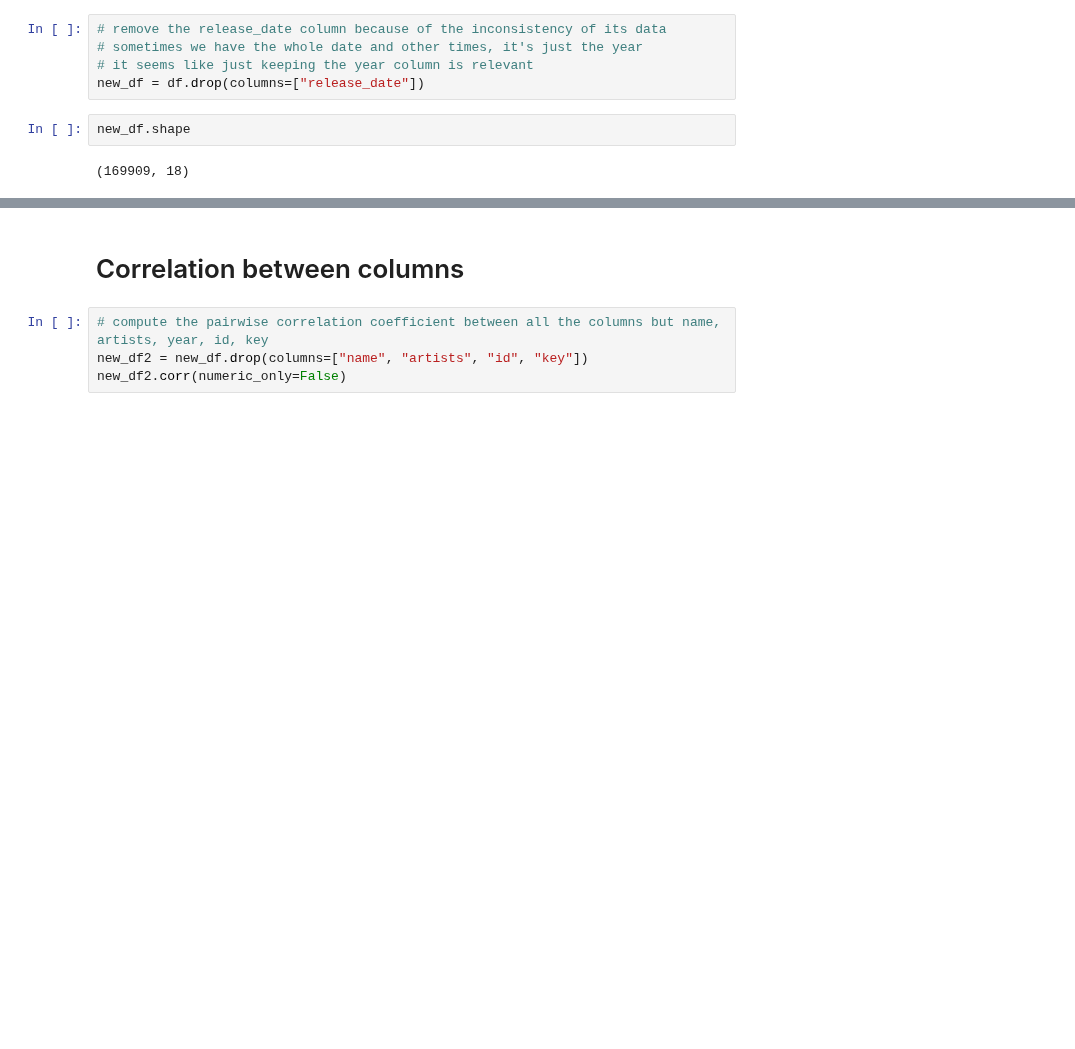
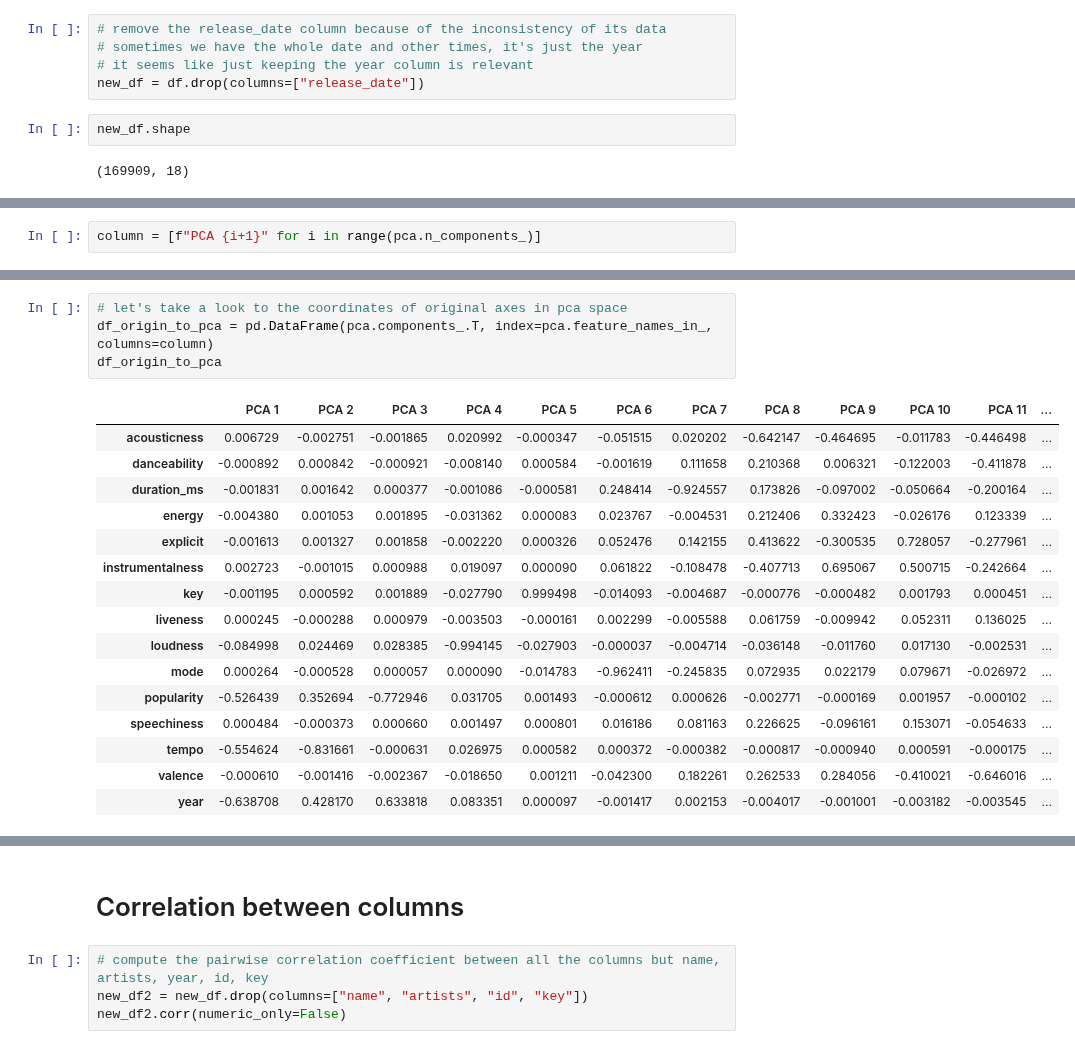
Before and after one commit to Manuela-AYO/DAProject2022, a Jupyter notebook: spotifyAnalysis.ipynb, the cells around one changed output, grey strips where cells are left out. Saved outputs shown, nothing was run; the diff lists cells and outputs as text; blank space fills up the shorter version.

```diff
--- a/spotifyAnalysis.ipynb
+++ b/spotifyAnalysis.ipynb
@@ -78,0 +112,2 @@ new_df.shape
+# %%
+column = [f"PCA {i+1}" for i in range(pca.n_components_)]
@@ -78,0 +126,21 @@ new_df.shape
+# %%
+# let's take a look to the coordinates of original axes in pca space
+df_origin_to_pca = pd.DataFrame(pca.components_.T, index=pca.feature_names_in_, columns=column)
+df_origin_to_pca
+# %% [output]
+|  | PCA 1 | PCA 2 | PCA 3 | PCA 4 | PCA 5 | PCA 6 | PCA 7 | PCA 8 | PCA 9 | PCA 10 | PCA 11 | ... |
+| acousticness | 0.006729 | -0.002751 | -0.001865 | 0.020992 | -0.000347 | -0.051515 | 0.020202 | -0.642147 | -0.464695 | -0.011783 | -0.446498 | ... |
+| danceability | -0.000892 | 0.000842 | -0.000921 | -0.008140 | 0.000584 | -0.001619 | 0.111658 | 0.210368 | 0.006321 | -0.122003 | -0.411878 | ... |
+| duration_ms | -0.001831 | 0.001642 | 0.000377 | -0.001086 | -0.000581 | 0.248414 | -0.924557 | 0.173826 | -0.097002 | -0.050664 | -0.200164 | ... |
+| energy | -0.004380 | 0.001053 | 0.001895 | -0.031362 | 0.000083 | 0.023767 | -0.004531 | 0.212406 | 0.332423 | -0.026176 | 0.123339 | ... |
+| explicit | -0.001613 | 0.001327 | 0.001858 | -0.002220 | 0.000326 | 0.052476 | 0.142155 | 0.413622 | -0.300535 | 0.728057 | -0.277961 | ... |
+| instrumentalness | 0.002723 | -0.001015 | 0.000988 | 0.019097 | 0.000090 | 0.061822 | -0.108478 | -0.407713 | 0.695067 | 0.500715 | -0.242664 | ... |
+| key | -0.001195 | 0.000592 | 0.001889 | -0.027790 | 0.999498 | -0.014093 | -0.004687 | -0.000776 | -0.000482 | 0.001793 | 0.000451 | ... |
+| liveness | 0.000245 | -0.000288 | 0.000979 | -0.003503 | -0.000161 | 0.002299 | -0.005588 | 0.061759 | -0.009942 | 0.052311 | 0.136025 | ... |
+| loudness | -0.084998 | 0.024469 | 0.028385 | -0.994145 | -0.027903 | -0.000037 | -0.004714 | -0.036148 | -0.011760 | 0.017130 | -0.002531 | ... |
+| mode | 0.000264 | -0.000528 | 0.000057 | 0.000090 | -0.014783 | -0.962411 | -0.245835 | 0.072935 | 0.022179 | 0.079671 | -0.026972 | ... |
+| popularity | -0.526439 | 0.352694 | -0.772946 | 0.031705 | 0.001493 | -0.000612 | 0.000626 | -0.002771 | -0.000169 | 0.001957 | -0.000102 | ... |
+| speechiness | 0.000484 | -0.000373 | 0.000660 | 0.001497 | 0.000801 | 0.016186 | 0.081163 | 0.226625 | -0.096161 | 0.153071 | -0.054633 | ... |
+| tempo | -0.554624 | -0.831661 | -0.000631 | 0.026975 | 0.000582 | 0.000372 | -0.000382 | -0.000817 | -0.000940 | 0.000591 | -0.000175 | ... |
+| valence | -0.000610 | -0.001416 | -0.002367 | -0.018650 | 0.001211 | -0.042300 | 0.182261 | 0.262533 | 0.284056 | -0.410021 | -0.646016 | ... |
+| year | -0.638708 | 0.428170 | 0.633818 | 0.083351 | 0.000097 | -0.001417 | 0.002153 | -0.004017 | -0.001001 | -0.003182 | -0.003545 | ... |
```
Also changed, not shown: parts of 24 cells of this notebook.
